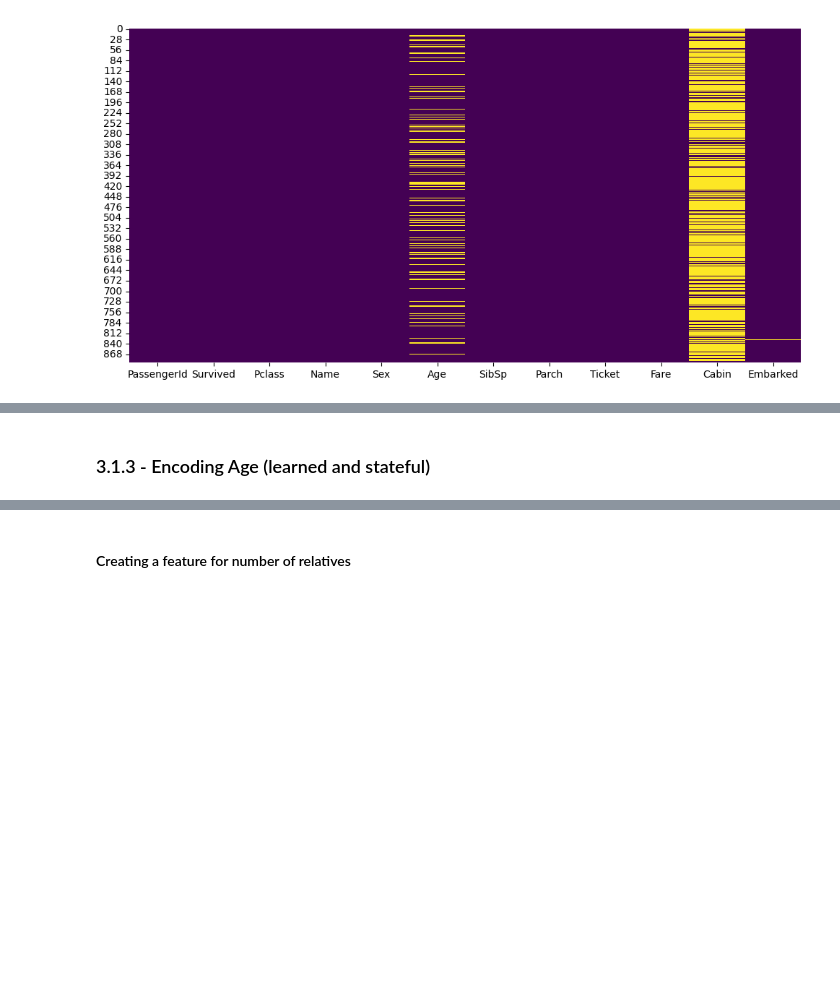
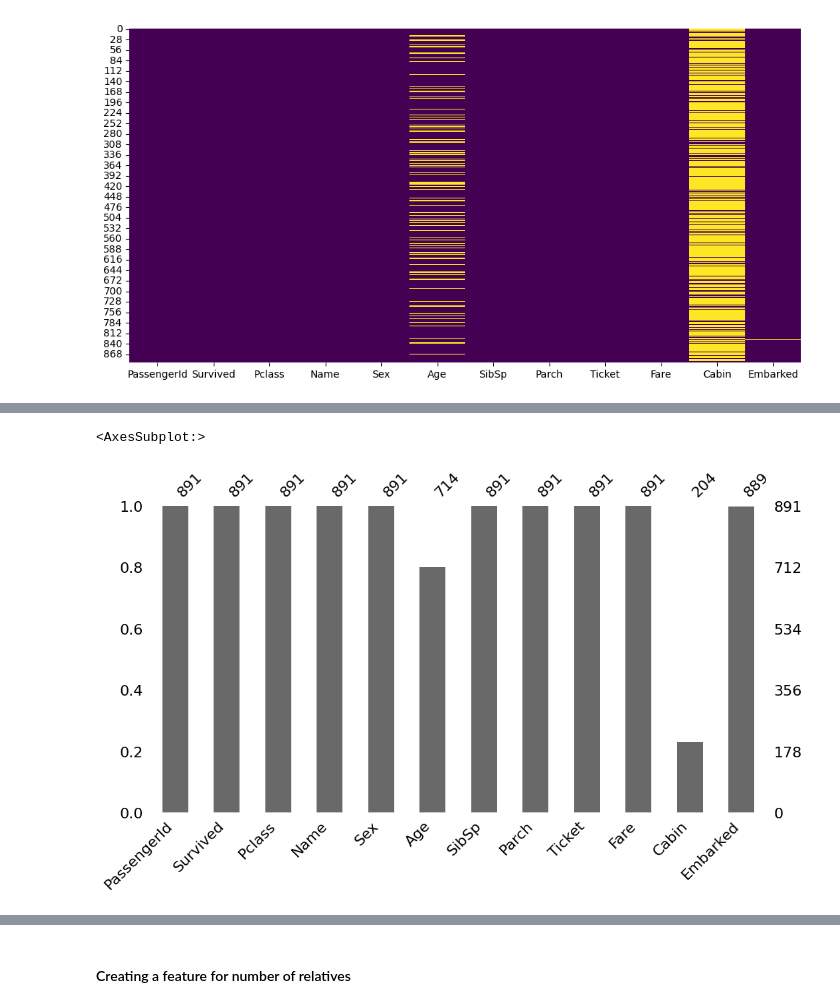
Before and after one commit to rsouza/DataScience_Course, a Jupyter notebook: Notebooks/1_Modeling_Classification.ipynb, the cells around one changed output, grey strips where cells are left out. Drawn from its saved outputs; the diff is of its cells as text; code cells hidden in the pictures; blank space fills up the shorter version.

```diff
--- a/Notebooks/1_Modeling_Classification.ipynb
+++ b/Notebooks/1_Modeling_Classification.ipynb
@@ -338,3 +292,0 @@ lb = LabelBinarizer()
-# %%
-df_train['Gender'] = df_train['Sex'].map({'female': 0, 'male': 1}).astype(int)
-df_test['Gender'] = df_test['Sex'].map({'female': 0, 'male': 1}).astype(int)
@@ -343,3 +292,0 @@ df_test['Gender'] = df_test['Sex'].map({'female': 0, 'male': 1}).astype(int)
-# %%
-df_train['Embarked'] = df_train['Embarked'].map({np.nan:1,'C':1, 'Q':2,'S':3} ).astype(int)
-df_test['Embarked'] = df_test['Embarked'].map({np.nan:1,'C':1, 'Q':2,'S':3} ).astype(int)
@@ -360,3 +292,0 @@ df_train.groupby(['Embarked']).Fare.mean()
-# %%
-embarked = pd.DataFrame(lb.fit_transform(df_train['Embarked'].values), columns=['Emb1','Emb2','Emb3'])
-df_train = pd.concat([df_train, embarked], axis=1)
@@ -366,2 +293,5 @@ df_test = pd.concat([df_test, embarked], axis=1)
-# %% [markdown]
-### 3.1.3 - Encoding Age (learned and stateful)
+# %%
+msno.bar(df_train, figsize=(12,6))
+# %% [output]
+<AxesSubplot:>
+[figure, added]
```
Also changed, not shown: parts of 83 cells of this notebook.
